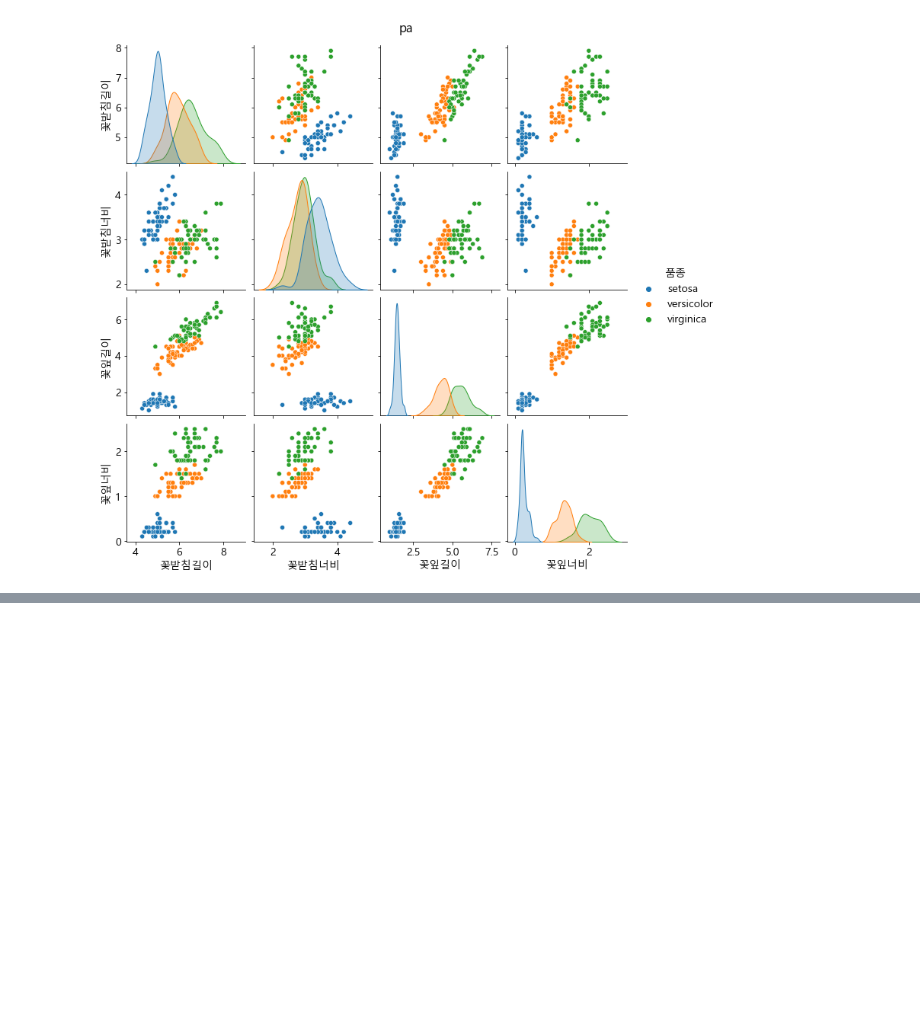
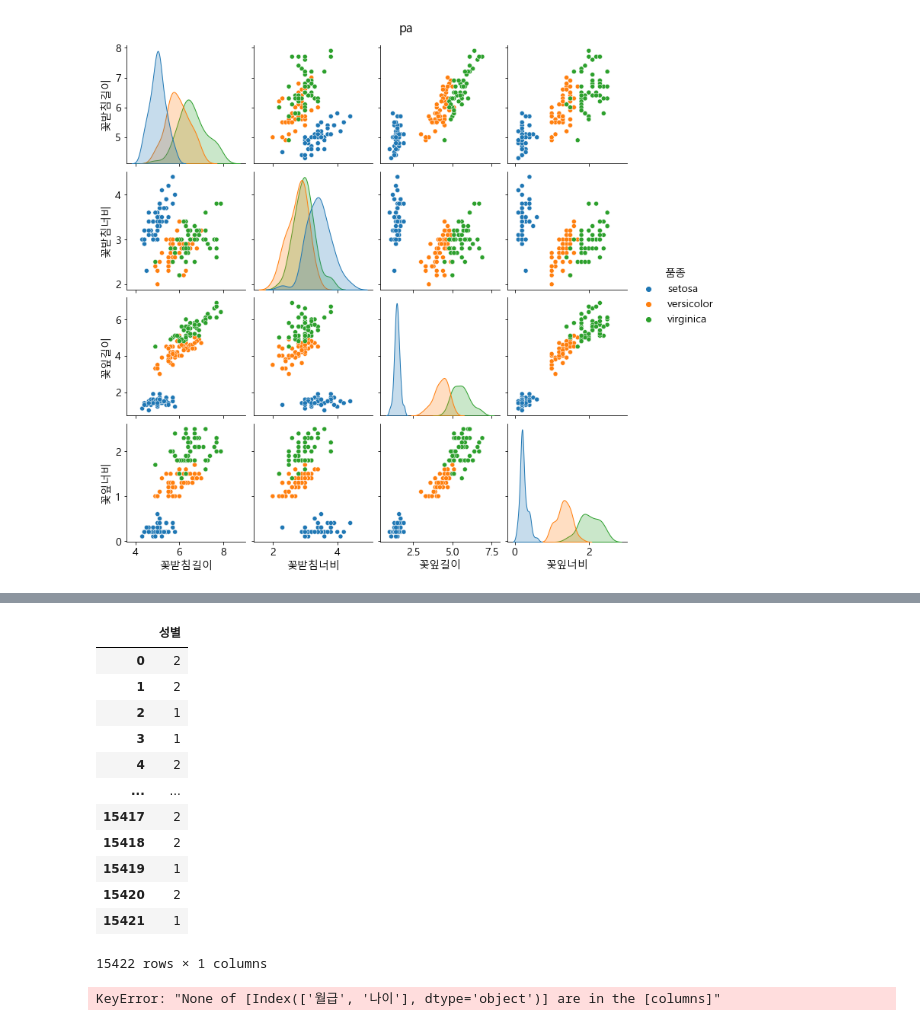
Before and after one commit to UnchaeJeong/20210706, a Jupyter notebook: 6_30_데이터 시각화/04_데이터 시각화/Untitled.ipynb, the cells around one changed output, grey strips where cells are left out. Cells and saved outputs as stored; diff of their text form; code cells hidden in the pictures; blank space fills up the shorter version.

```diff
--- a/6_30_데이터 시각화/04_데이터 시각화/Untitled.ipynb
+++ b/6_30_데이터 시각화/04_데이터 시각화/Untitled.ipynb
@@ -65,0 +127,25 @@ plt.show()
+# %%
+df2.columns = ['성별']
+df2
+# %% [output]
+|  | 성별 |
+| 0 | 2 |
+| 1 | 2 |
+| 2 | 1 |
+| 3 | 1 |
+| 4 | 2 |
+| ... | ... |
+| 15417 | 2 |
+| 15418 | 2 |
+| 15419 | 1 |
+| 15420 | 2 |
+| 15421 | 1 |
+15422 rows × 1 columns
+# %%
+# 나이별 급여 평균을 구한다.
+df3 = df2[['월급', '나이']]
+
+result_df = df3.groupby('나이').mean()
+result_df
+# %% [output]
+KeyError: "None of [Index(['월급', '나이'], dtype='object')] are in the [columns]"
```
Also changed, not shown: parts of 3 cells of this notebook.
